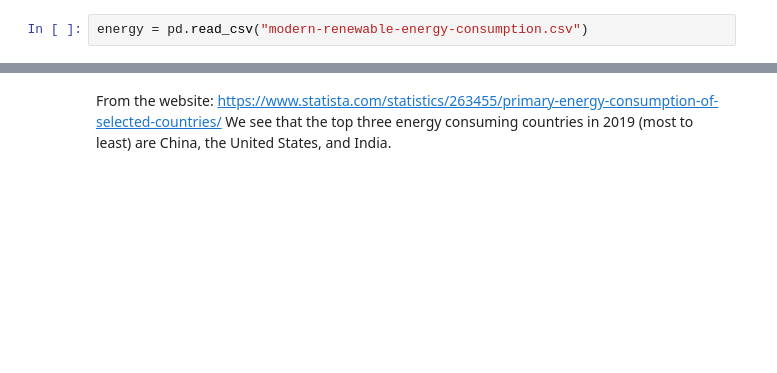
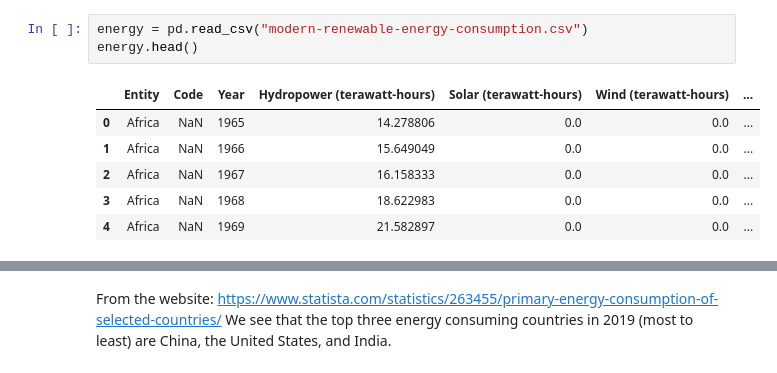
Before and after one commit to jhl126/Capstone1_Rename_later, a Jupyter notebook: Data Analysis.ipynb, the cells around one changed output, grey strips where cells are left out. Saved outputs shown, nothing was run; the diff lists cells and outputs as text; blank space fills up the shorter version.

```diff
--- a/Data Analysis.ipynb
+++ b/Data Analysis.ipynb
@@ -22,7 +22,14 @@ C:\Users\jlim7\OneDrive\Documents\GitHub\Capstone1_Rename_later
 [interactive output not drawn]
 # %%
 energy = pd.read_csv("modern-renewable-energy-consumption.csv")
+energy.head()
 # %% [output]
+|  | Entity | Code | Year | Hydropower (terawatt-hours) | Solar (terawatt-hours) | Wind (terawatt-hours) | ... |
+| 0 | Africa | NaN | 1965 | 14.278806 | 0.0 | 0.0 | ... |
+| 1 | Africa | NaN | 1966 | 15.649049 | 0.0 | 0.0 | ... |
+| 2 | Africa | NaN | 1967 | 16.158333 | 0.0 | 0.0 | ... |
+| 3 | Africa | NaN | 1968 | 18.622983 | 0.0 | 0.0 | ... |
+| 4 | Africa | NaN | 1969 | 21.582897 | 0.0 | 0.0 | ... |
 [interactive output not drawn]
 # %% [markdown]
 From the website: https://www.statista.com/statistics/263455/primary-energy-consumption-of-selected-countries/
```
Also changed, not shown: parts of 24 cells of this notebook.
